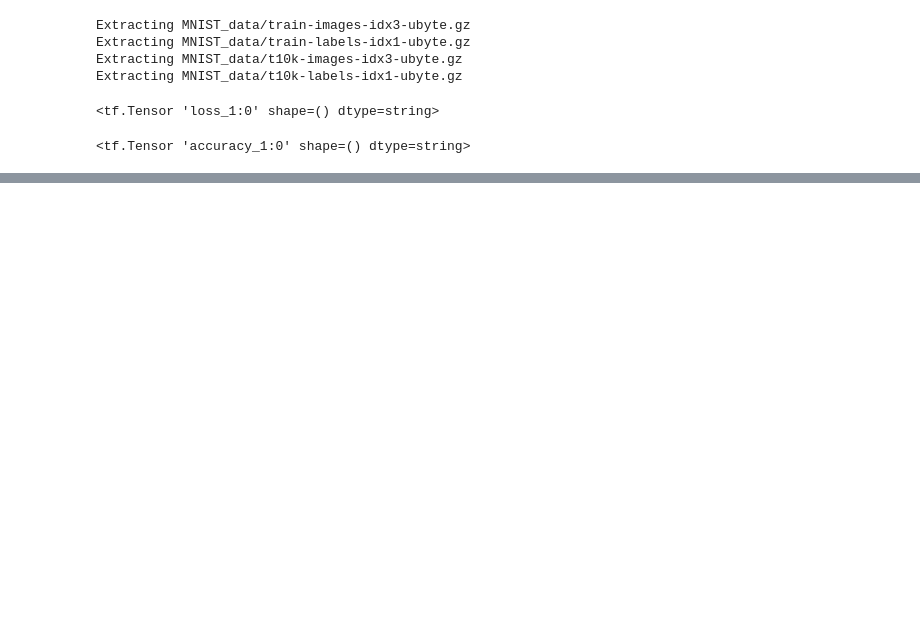
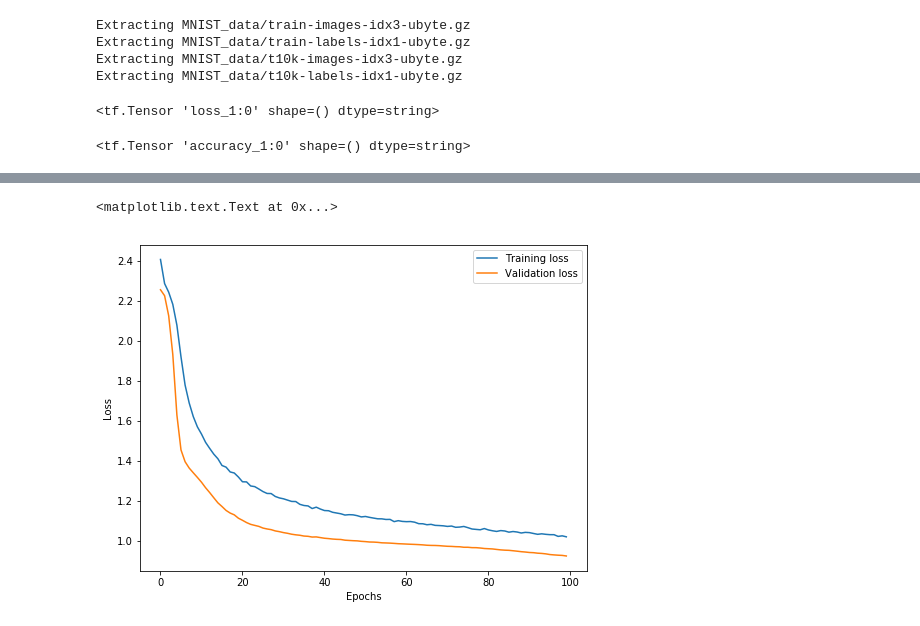
Before and after one commit to myinxd/canal-notebooks, a Jupyter notebook: deeplearning/notebook-tensorboard-mlp.ipynb, the cells around one changed output, grey strips where cells are left out. Cells and saved outputs as stored; diff of their text form; code cells hidden in the pictures; blank space fills up the shorter version.

Commit message:
Notebooks for batch normalization

```diff
--- a/deeplearning/notebook-tensorboard-mlp.ipynb
+++ b/deeplearning/notebook-tensorboard-mlp.ipynb
@@ -166,6 +171,9 @@ if not os.path.exists(logdir):
 merged = tf.summary.merge_all()
 train_writer = tf.summary.FileWriter(logdir + '/train',
                                       sess.graph)
-test_writer = tf.summary.FileWriter(logdir + '/test')
+val_writer = tf.summary.FileWriter(logdir + '/validation',
+                                   sess.graph)
+test_writer = tf.summary.FileWriter(logdir + '/test',
+                                   sess.graph)
 sess.run(tf.global_variables_initializer())
 # %%
@@ -182,25 +194 @@ def feed_dict(train,batchsize=100,drop=0.5,lr_dict=None):
     return f_dict
-# %%
-# Training the model by repeatedly running train_step
-import time
-epochs = 1000
-batchsize= 100
-
-lr_init = 0.5
-d_rate = 0.9
-
-for i in range(epochs):
-    if i % 100 == 0:
-        timestamp = time.strftime('%Y-%m-%d: %H:%M:%S', time.localtime(time.time()))
-        summary, acc = sess.run(
-            [merged, accuracy],feed_dict=feed_dict(False))
-        test_writer.add_summary(summary, i)
-        print('[%s]: accuracy at step %s: %s' % (timestamp, i, acc))
-    else:
-        lr_dict = {init_lr: lr_init, global_step:i,
-                   decay_step: i, decay_step: batchsize,
-                   decay_rate: d_rate}
-        summary, _ = sess.run(
-            [merged, train_step],
-            feed_dict=feed_dict(True,lr_dict=lr_dict))
-        train_writer.add_summary(summary, i)
@@ -228,0 +195,7 @@ tf.global_variables()
+# %%
+def test_dict():
+    xs, ys = mnist.test.images, mnist.test.labels
+    f_dict = {x: xs, y_: ys,
+              keep_prob:1.0,
+              }
+    return f_dict
@@ -228,0 +267,11 @@ tf.global_variables()
+# %%
+plt.rcParams["figure.figsize"] = [8.0,6.0]
+
+plt.plot(x_epoch, y_loss_trn)
+plt.plot(x_epoch, y_loss_val)
+plt.legend(['Training loss', 'Validation loss'])
+plt.xlabel('Epochs')
+plt.ylabel('Loss')
+# %% [output]
+<matplotlib.text.Text at 0x...>
+[figure, added]
```
Also changed, not shown: parts of 6 cells of this notebook, 1 other file.
